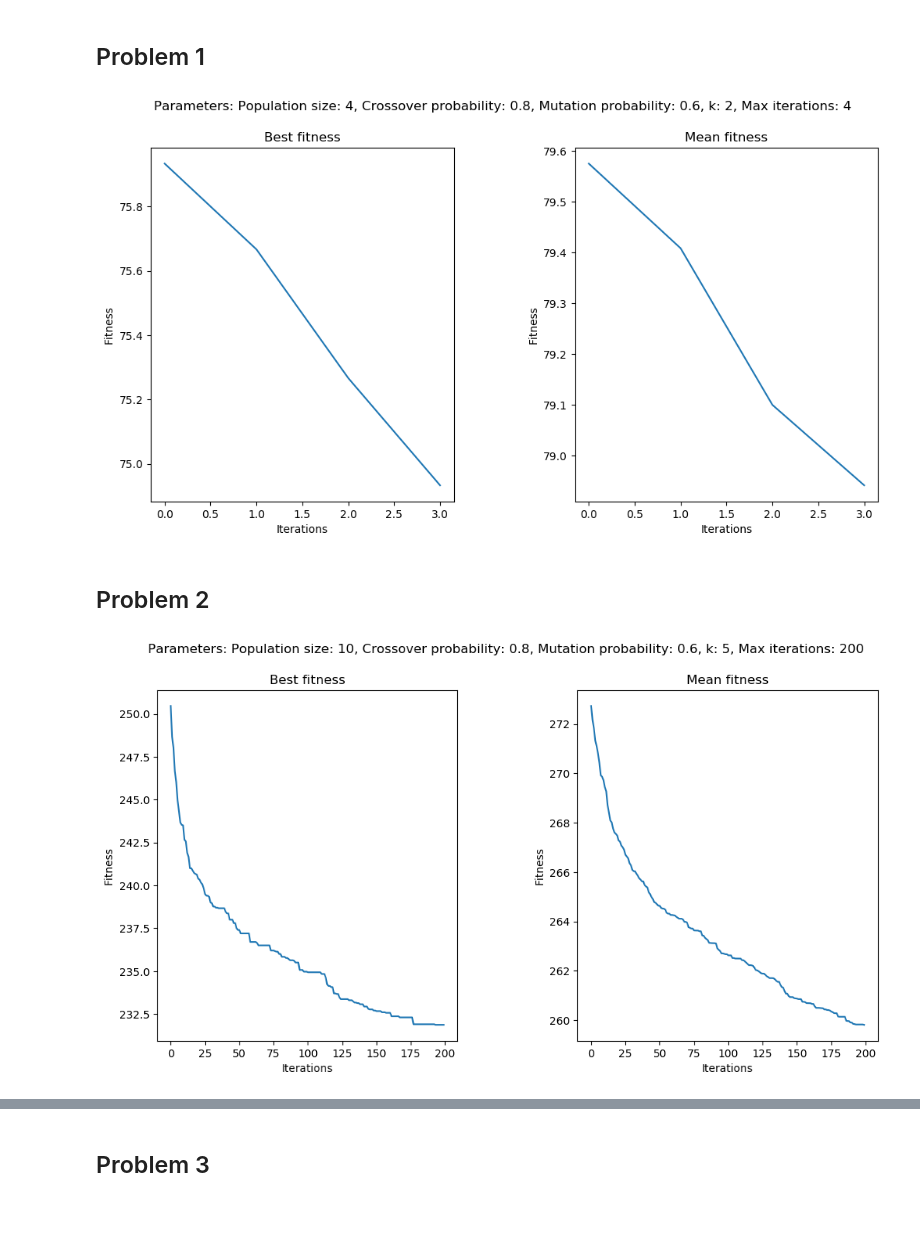
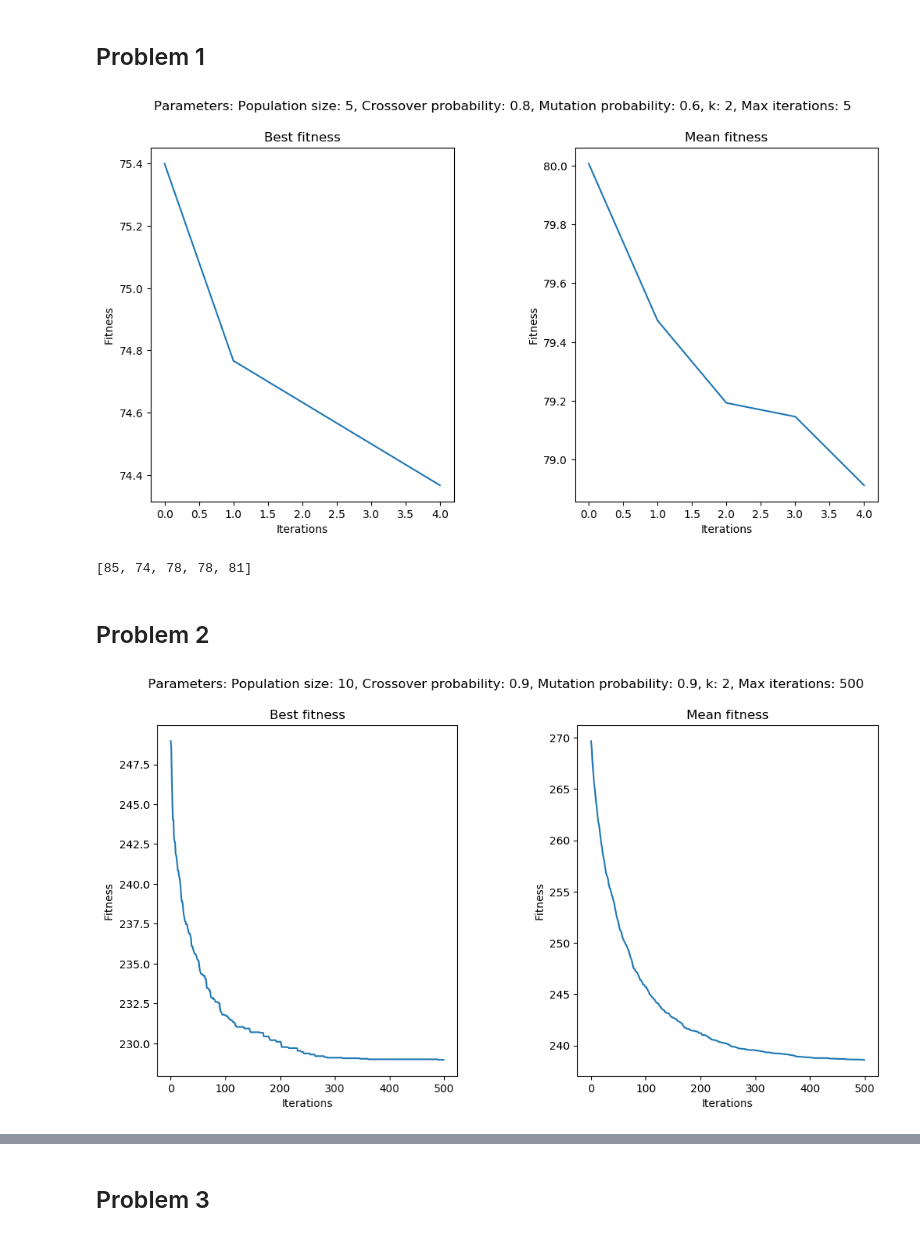
Before and after one commit to luizduducoelho/JSSP_evolutionary, a Jupyter notebook: JSSP.ipynb, the cells around one changed output, grey strips where cells are left out. Drawn from its saved outputs; the diff is of its cells as text; code cells hidden in the pictures.

```diff
--- a/JSSP.ipynb
+++ b/JSSP.ipynb
@@ -202,16 +202,20 @@ filename = 'entrada_3.txt'
 data = read_data(filename)
 p1 = GA(data)
 # %%
-population_size=4
+population_size=5
 crossover_probability=0.8
 mutation_probability=0.6
 k=2
-number_of_iterations=4
+number_of_iterations=5
 repetitions = 30
 directory = 'plots3'
 p1.test_parameters_set(population_size, crossover_probability, mutation_probability, k, number_of_iterations, repetitions, directory)
 # %% [output]
-[figure, old version]
+[figure, new version]
+# %%
+p1.population_fitness
+# %% [output]
+[85, 74, 78, 78, 81]
 # %% [markdown]
 ## Problem 2
 # %%
@@ -220,15 +224,15 @@ data = read_data(filename)
 p2 = GA(data)
 # %%
 population_size=10
-crossover_probability=0.8
-mutation_probability=0.6
-k=5
-number_of_iterations=200
+crossover_probability=0.9
+mutation_probability=0.9
+k=2
+number_of_iterations=500
 repetitions = 30
 directory = 'plots10'
 p2.test_parameters_set(population_size, crossover_probability, mutation_probability, k, number_of_iterations, repetitions, directory)
 # %% [output]
-[figure, old version]
+[figure, new version]
 # %%
 print(p2.population)
 print(p2.population_fitness)
```
Also changed, not shown: parts of 3 cells of this notebook.
